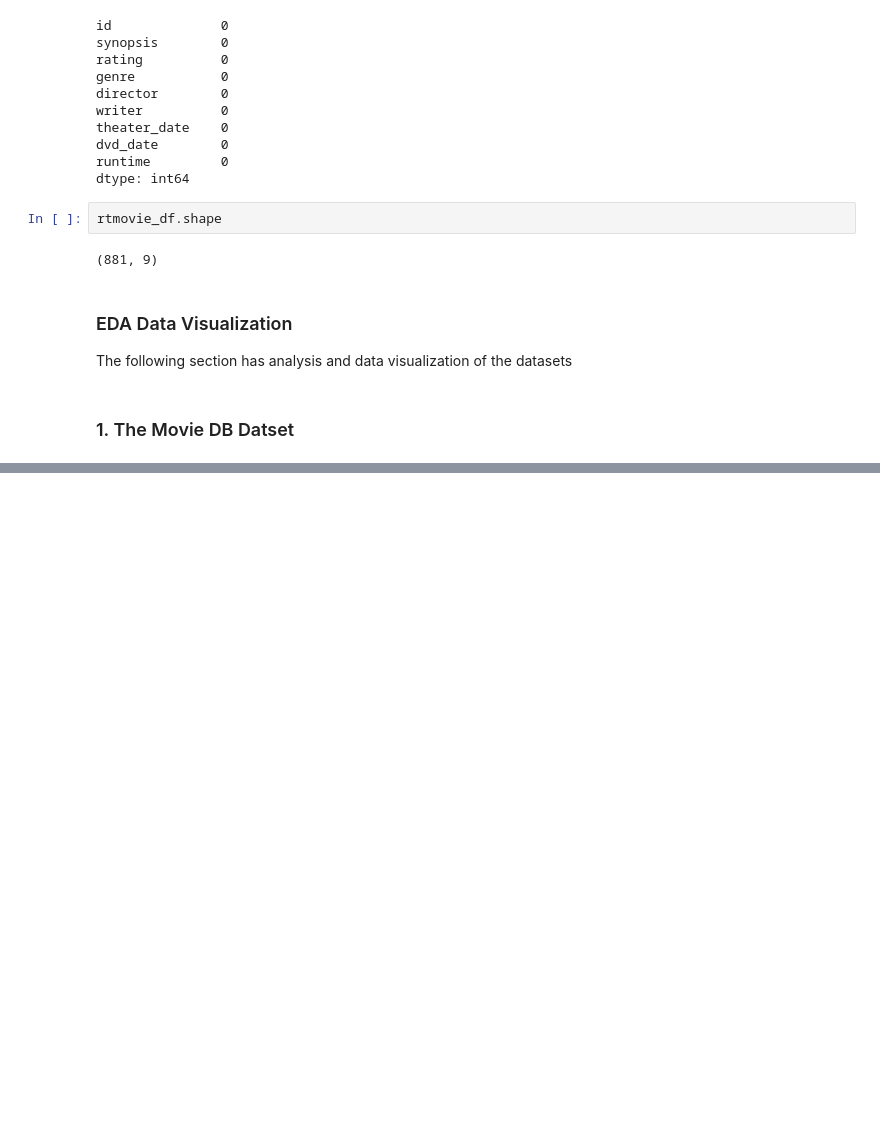
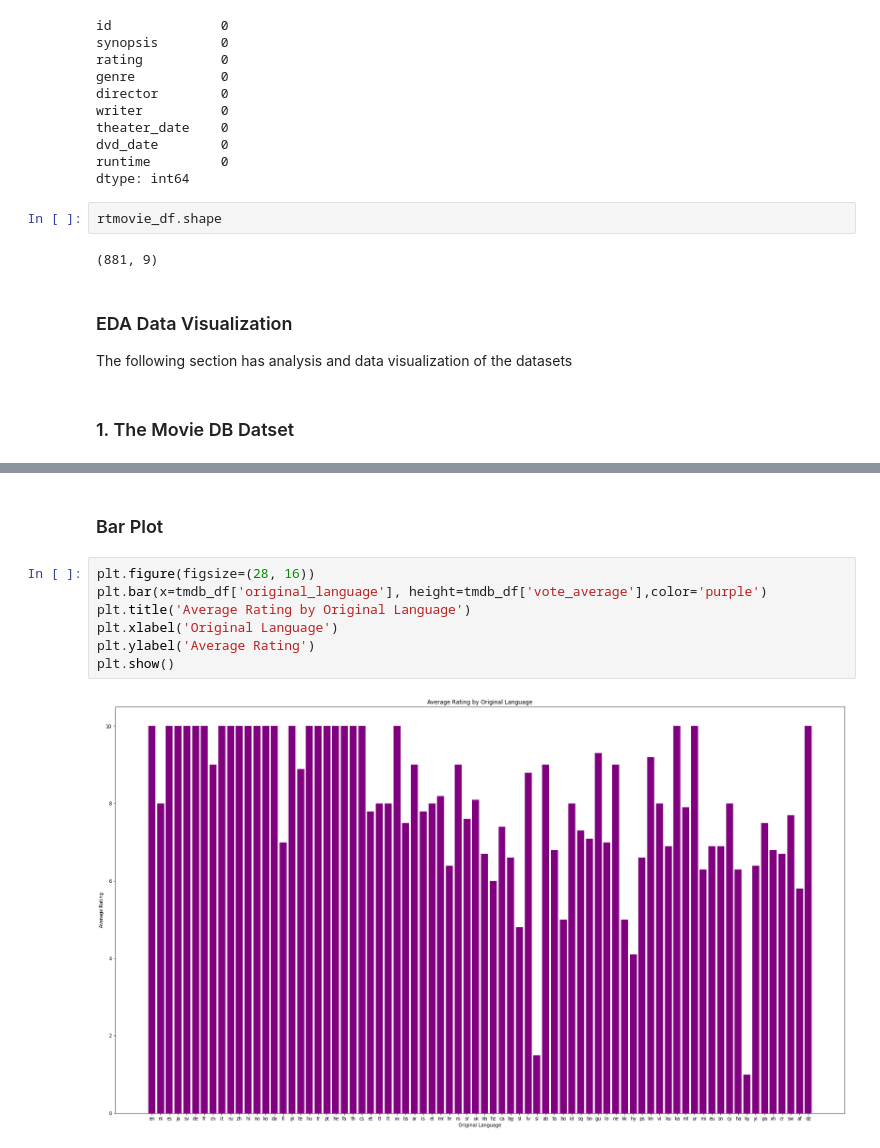
Before and after one commit to olivemideva/dsc-phase-1-project-v2-4, a Jupyter notebook: student.ipynb, the cells around one changed output, grey strips where cells are left out. Drawn from its saved outputs; the diff is of its cells as text; blank space fills up the shorter version.

```diff
--- a/student.ipynb
+++ b/student.ipynb
@@ -329,0 +361,11 @@ The following section has analysis and data visualization of the datasets
+# %% [markdown]
+### Bar Plot
+# %%
+plt.figure(figsize=(28, 16))
+plt.bar(x=tmdb_df['original_language'], height=tmdb_df['vote_average'],color='purple')
+plt.title('Average Rating by Original Language')
+plt.xlabel('Original Language')
+plt.ylabel('Average Rating')
+plt.show()
+# %% [output]
+[figure, added]
```
Also changed, not shown: parts of 14 cells of this notebook.
